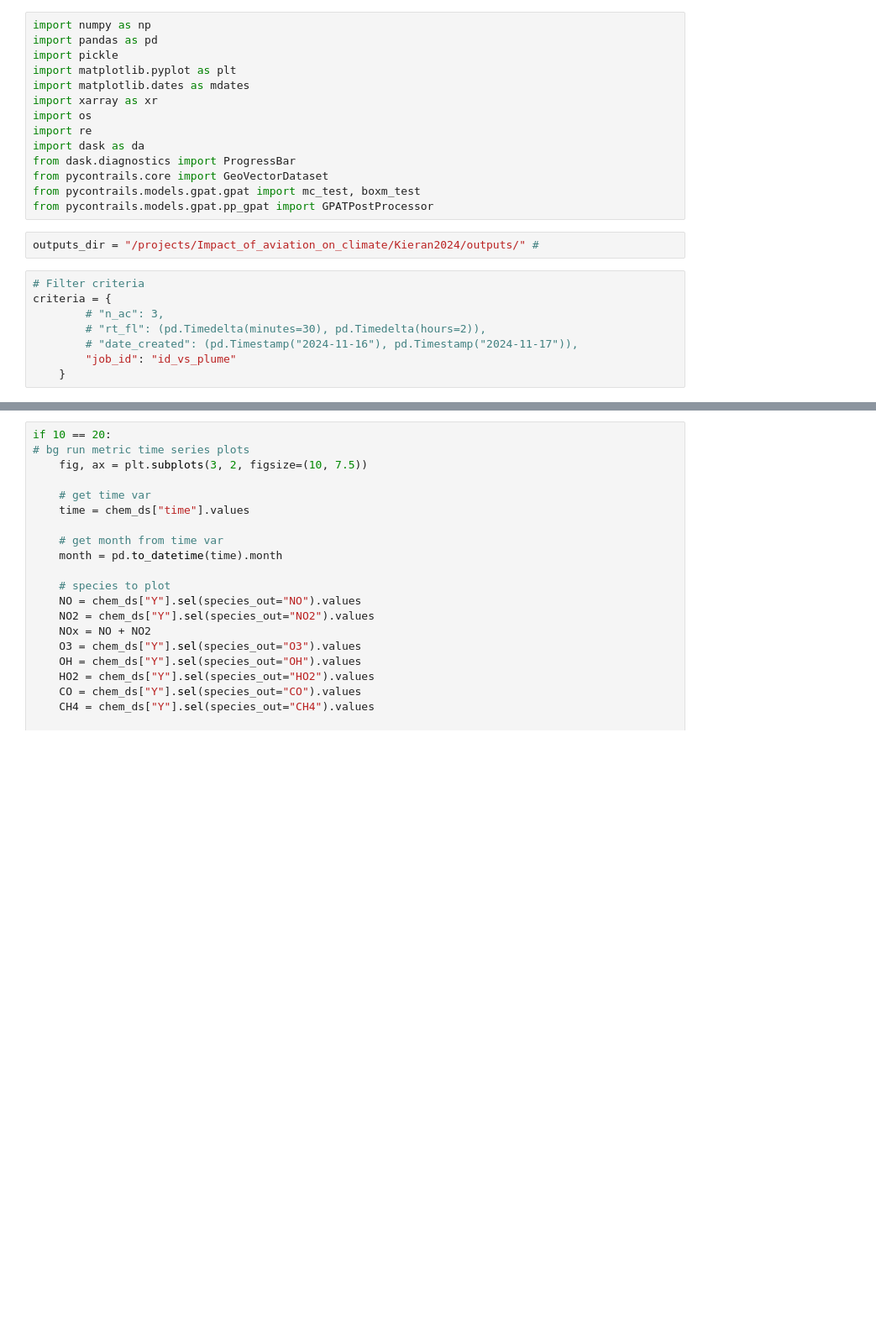
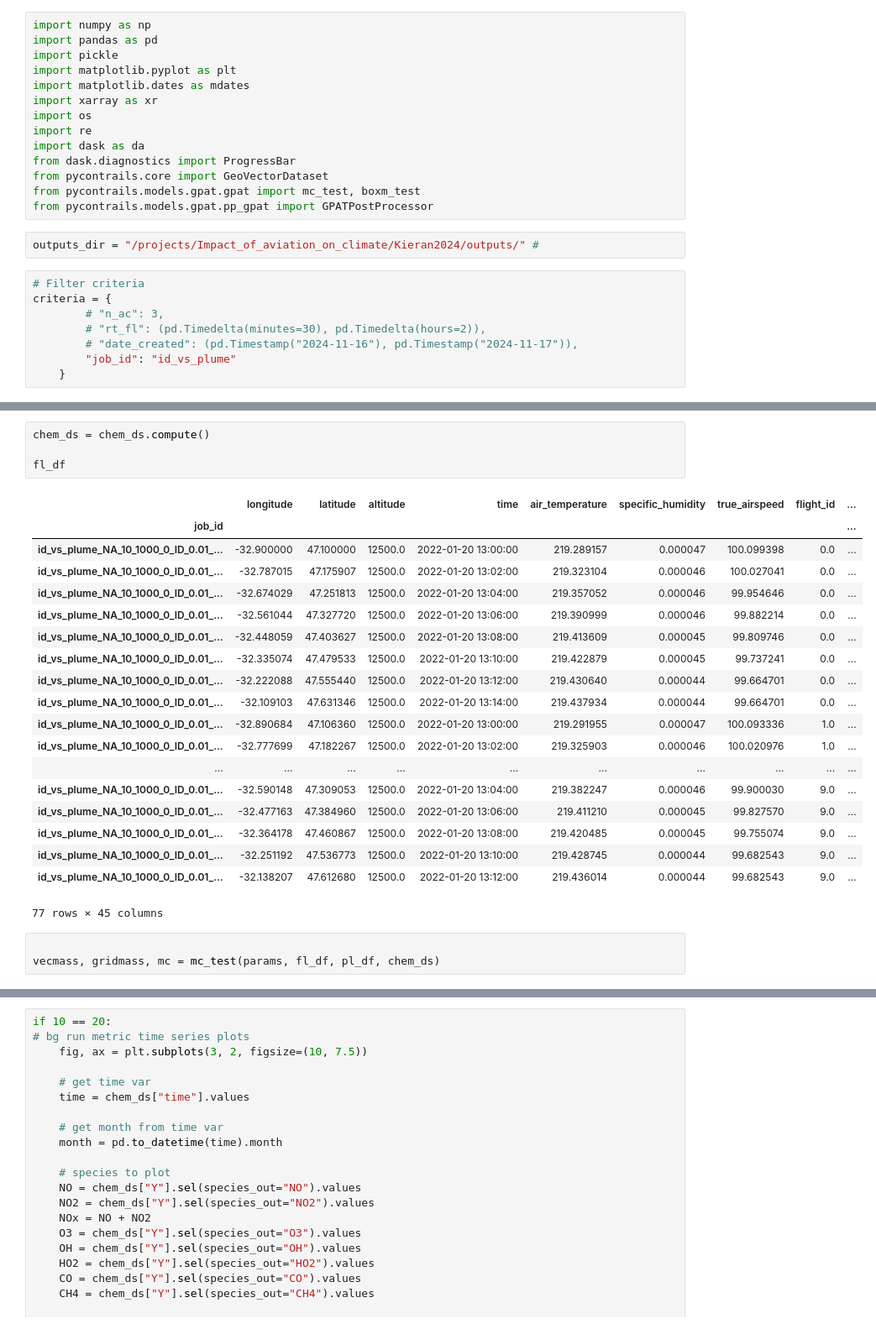
Before and after one commit to ktait98/pycontrails_kt, a Jupyter notebook: pycontrails/models/gpat/pp_gpat_id_vs_plume.ipynb, the cells around one changed output, grey strips where cells are left out. Shown at 84% size. Saved outputs shown, nothing was run; the diff lists cells and outputs as text; blank space fills up the shorter version.

```diff
--- a/pycontrails/models/gpat/pp_gpat_id_vs_plume.ipynb
+++ b/pycontrails/models/gpat/pp_gpat_id_vs_plume.ipynb
@@ -117,0 +150,27 @@ KeyError: 'bg_run_NA_2022-09-01T12_00_00'
+# %%
+chem_ds = chem_ds.compute()
+
+fl_df
+# %% [output]
+|  | longitude | latitude | altitude | time | air_temperature | specific_humidity | true_airspeed | flight_id | ... |
+| job_id |  |  |  |  |  |  |  |  | ... |
+| id_vs_plume_NA_10_1000_0_ID_0.01_... | -32.900000 | 47.100000 | 12500.0 | 2022-01-20 13:00:00 | 219.289157 | 0.000047 | 100.099398 | 0.0 | ... |
+| id_vs_plume_NA_10_1000_0_ID_0.01_... | -32.787015 | 47.175907 | 12500.0 | 2022-01-20 13:02:00 | 219.323104 | 0.000046 | 100.027041 | 0.0 | ... |
+| id_vs_plume_NA_10_1000_0_ID_0.01_... | -32.674029 | 47.251813 | 12500.0 | 2022-01-20 13:04:00 | 219.357052 | 0.000046 | 99.954646 | 0.0 | ... |
+| id_vs_plume_NA_10_1000_0_ID_0.01_... | -32.561044 | 47.327720 | 12500.0 | 2022-01-20 13:06:00 | 219.390999 | 0.000046 | 99.882214 | 0.0 | ... |
+| id_vs_plume_NA_10_1000_0_ID_0.01_... | -32.448059 | 47.403627 | 12500.0 | 2022-01-20 13:08:00 | 219.413609 | 0.000045 | 99.809746 | 0.0 | ... |
+| id_vs_plume_NA_10_1000_0_ID_0.01_... | -32.335074 | 47.479533 | 12500.0 | 2022-01-20 13:10:00 | 219.422879 | 0.000045 | 99.737241 | 0.0 | ... |
+| id_vs_plume_NA_10_1000_0_ID_0.01_... | -32.222088 | 47.555440 | 12500.0 | 2022-01-20 13:12:00 | 219.430640 | 0.000044 | 99.664701 | 0.0 | ... |
+| id_vs_plume_NA_10_1000_0_ID_0.01_... | -32.109103 | 47.631346 | 12500.0 | 2022-01-20 13:14:00 | 219.437934 | 0.000044 | 99.664701 | 0.0 | ... |
+| id_vs_plume_NA_10_1000_0_ID_0.01_... | -32.890684 | 47.106360 | 12500.0 | 2022-01-20 13:00:00 | 219.291955 | 0.000047 | 100.093336 | 1.0 | ... |
+| id_vs_plume_NA_10_1000_0_ID_0.01_... | -32.777699 | 47.182267 | 12500.0 | 2022-01-20 13:02:00 | 219.325903 | 0.000046 | 100.020976 | 1.0 | ... |
+| ... | ... | ... | ... | ... | ... | ... | ... | ... | ... |
+| id_vs_plume_NA_10_1000_0_ID_0.01_... | -32.590148 | 47.309053 | 12500.0 | 2022-01-20 13:04:00 | 219.382247 | 0.000046 | 99.900030 | 9.0 | ... |
+| id_vs_plume_NA_10_1000_0_ID_0.01_... | -32.477163 | 47.384960 | 12500.0 | 2022-01-20 13:06:00 | 219.411210 | 0.000045 | 99.827570 | 9.0 | ... |
+| id_vs_plume_NA_10_1000_0_ID_0.01_... | -32.364178 | 47.460867 | 12500.0 | 2022-01-20 13:08:00 | 219.420485 | 0.000045 | 99.755074 | 9.0 | ... |
+| id_vs_plume_NA_10_1000_0_ID_0.01_... | -32.251192 | 47.536773 | 12500.0 | 2022-01-20 13:10:00 | 219.428745 | 0.000044 | 99.682543 | 9.0 | ... |
+| id_vs_plume_NA_10_1000_0_ID_0.01_... | -32.138207 | 47.612680 | 12500.0 | 2022-01-20 13:12:00 | 219.436014 | 0.000044 | 99.682543 | 9.0 | ... |
+77 rows × 45 columns
+# %%
+
+vecmass, gridmass, mc = mc_test(params, fl_df, pl_df, chem_ds)
```
Also changed, not shown: parts of 6 cells of this notebook, 14 other files.
